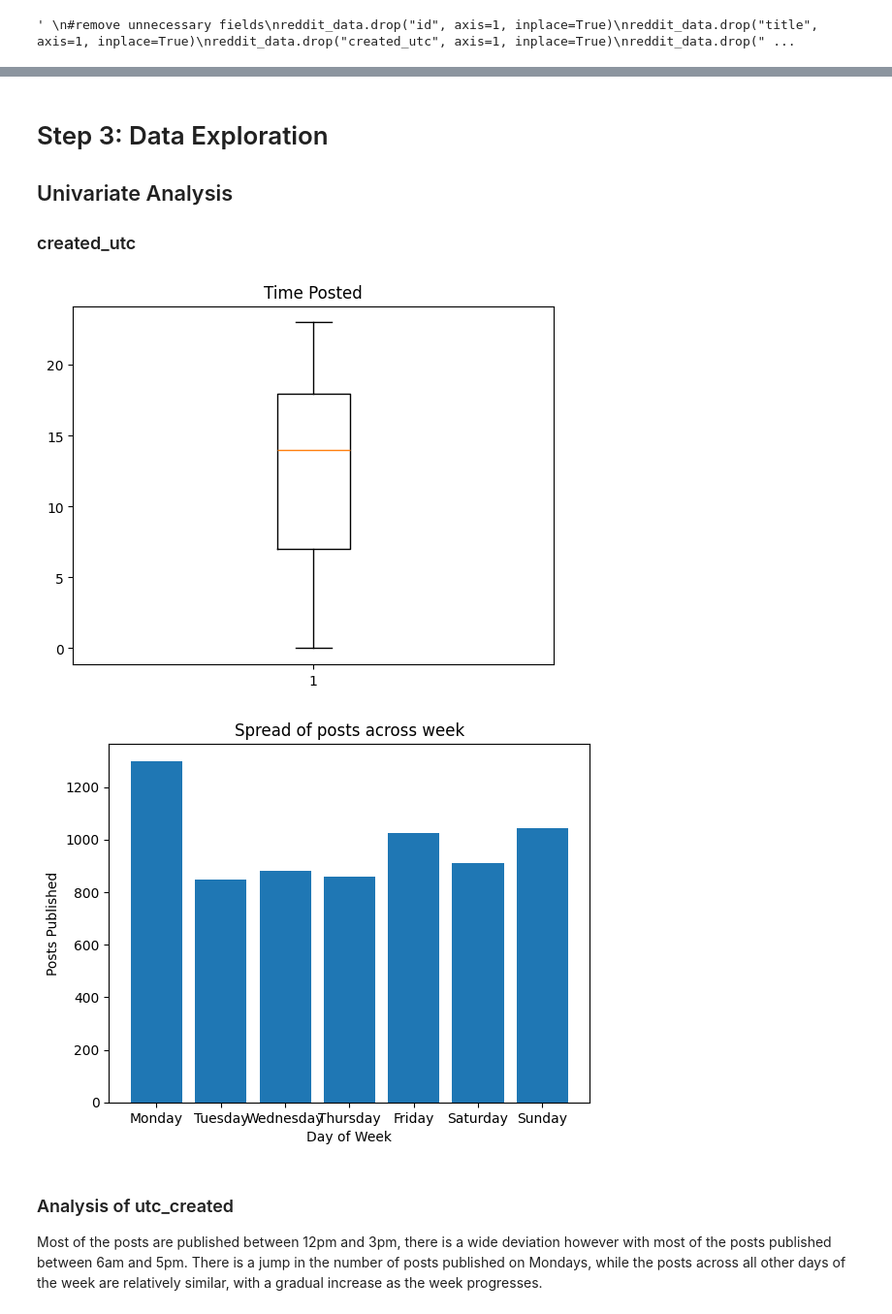
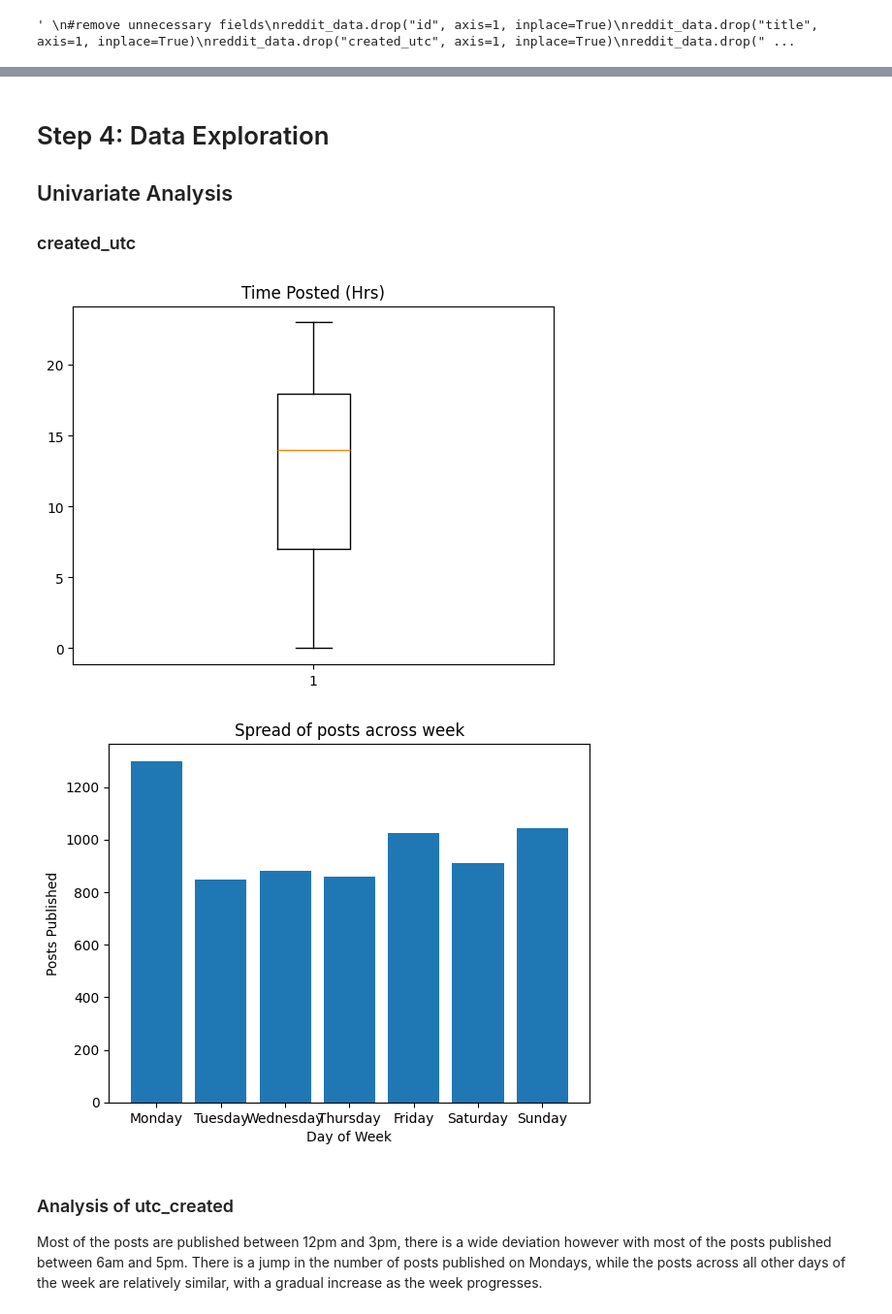
Before and after one commit to chealy90/data-science-ca2, a Jupyter notebook: DataAnalysis.ipynb, the cells around one changed output, grey strips where cells are left out. Shown: that part at 97% size. Saved outputs shown, nothing was run; the diff lists cells and outputs as text; code cells hidden in the pictures.

Commit message:
Stage 4: Exploration completed

```diff
--- a/DataAnalysis.ipynb
+++ b/DataAnalysis.ipynb
@@ -137,27 +135,29 @@ The columns of id, title, created_utc, and selftext were removed as they will no
 # %% [markdown]
-# Step 3: Data Exploration
+# Step 4: Data Exploration
 
 ## Univariate Analysis
 ### created_utc
 # %%
+reddit_data["created_time"] = pd.to_datetime(reddit_data["created_utc"], unit="s", utc=True)
+
 #plot data
 #calculate average time of posting
 time_as_hours = reddit_data["created_time"].dt.hour
 plt.boxplot(x=time_as_hours)
-plt.title("Time Posted")
+plt.title("Time Posted (Hrs)")
 plt.show()
 
 #calc spread across days of week
-# days_of_week = ["Monday", "Tuesday", "Wednesday", "Thursday", "Friday", "Saturday", "Sunday"]
+days_of_week = ["Monday", "Tuesday", "Wednesday", "Thursday", "Friday", "Saturday", "Sunday"]
 days_info = reddit_data["created_time"].dt.day_name()
 day_counts = days_info.value_counts().reindex(days_of_week, fill_value=0)
 plt.bar(day_counts.index, day_counts.values)
 plt.xlabel("Day of Week")
 plt.ylabel("Posts Published")
 plt.title("Spread of posts across week")
 plt.show()
 # %% [output]
-[figure, old version]
+[figure, new version]
 [figure]
 # %% [markdown]
 ### Analysis of utc_created
```
Also changed, not shown: parts of 6 cells of this notebook.
